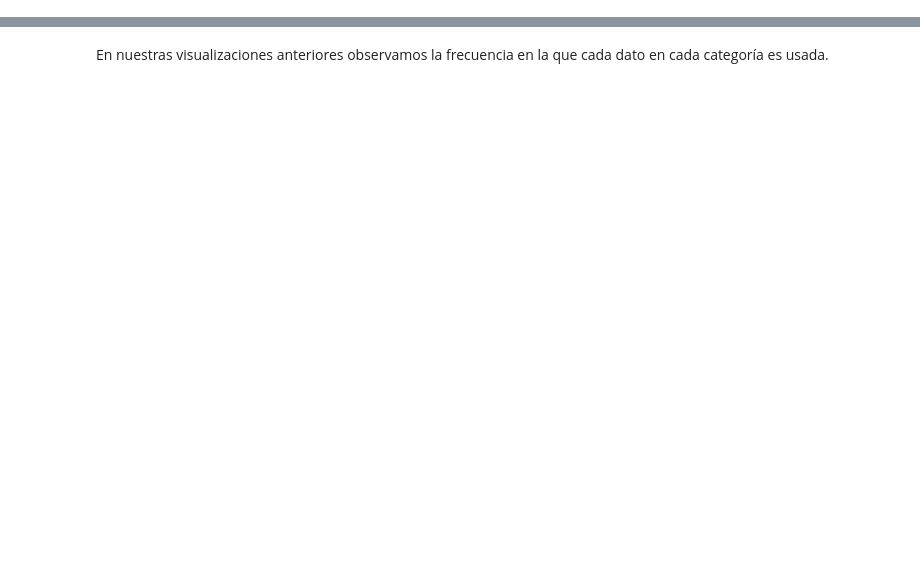
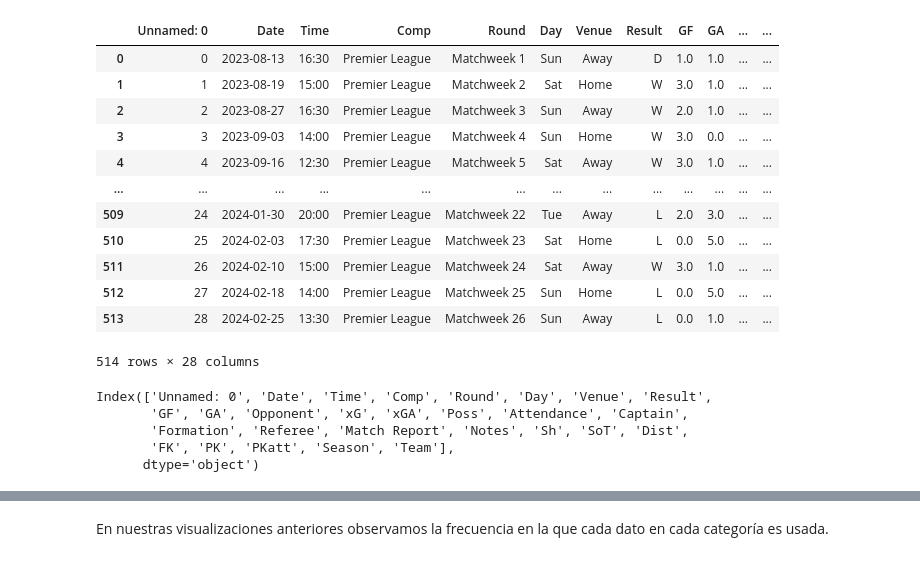
Before and after one commit to IlseFlores/PROYECTO-CD-Premiere-league, a Jupyter notebook: notebooks/EDA.ipynb, the cells around one changed output, grey strips where cells are left out. Cells and saved outputs as stored; diff of their text form; code cells hidden in the pictures; blank space fills up the shorter version.

```diff
--- a/notebooks/EDA.ipynb
+++ b/notebooks/EDA.ipynb
@@ -4,9 +4,29 @@ import matplotlib.pyplot as plt
 import seaborn as sns
 # %%
 #Lectura del archivo con la informacion a trabajar optenida de Kaggle
-df=pd.read_csv("matches.csv")
+df=pd.read_csv("../data/raw/matches.csv")
 df
+# %% [output]
+|  | Unnamed: 0 | Date | Time | Comp | Round | Day | Venue | Result | GF | GA | ... | ... |
+| 0 | 0 | 2023-08-13 | 16:30 | Premier League | Matchweek 1 | Sun | Away | D | 1.0 | 1.0 | ... | ... |
+| 1 | 1 | 2023-08-19 | 15:00 | Premier League | Matchweek 2 | Sat | Home | W | 3.0 | 1.0 | ... | ... |
+| 2 | 2 | 2023-08-27 | 16:30 | Premier League | Matchweek 3 | Sun | Away | W | 2.0 | 1.0 | ... | ... |
+| 3 | 3 | 2023-09-03 | 14:00 | Premier League | Matchweek 4 | Sun | Home | W | 3.0 | 0.0 | ... | ... |
+| 4 | 4 | 2023-09-16 | 12:30 | Premier League | Matchweek 5 | Sat | Away | W | 3.0 | 1.0 | ... | ... |
+| ... | ... | ... | ... | ... | ... | ... | ... | ... | ... | ... | ... | ... |
+| 509 | 24 | 2024-01-30 | 20:00 | Premier League | Matchweek 22 | Tue | Away | L | 2.0 | 3.0 | ... | ... |
+| 510 | 25 | 2024-02-03 | 17:30 | Premier League | Matchweek 23 | Sat | Home | L | 0.0 | 5.0 | ... | ... |
+| 511 | 26 | 2024-02-10 | 15:00 | Premier League | Matchweek 24 | Sat | Away | W | 3.0 | 1.0 | ... | ... |
+| 512 | 27 | 2024-02-18 | 14:00 | Premier League | Matchweek 25 | Sun | Home | L | 0.0 | 5.0 | ... | ... |
+| 513 | 28 | 2024-02-25 | 13:30 | Premier League | Matchweek 26 | Sun | Away | L | 0.0 | 1.0 | ... | ... |
+514 rows × 28 columns
 # %%
 df.columns
+# %% [output]
+Index(['Unnamed: 0', 'Date', 'Time', 'Comp', 'Round', 'Day', 'Venue', 'Result',
+       'GF', 'GA', 'Opponent', 'xG', 'xGA', 'Poss', 'Attendance', 'Captain',
+       'Formation', 'Referee', 'Match Report', 'Notes', 'Sh', 'SoT', 'Dist',
+       'FK', 'PK', 'PKatt', 'Season', 'Team'],
+      dtype='object')
 # %%
 df.nunique()
```
Also changed, not shown: parts of 19 cells of this notebook, 2 other files.
